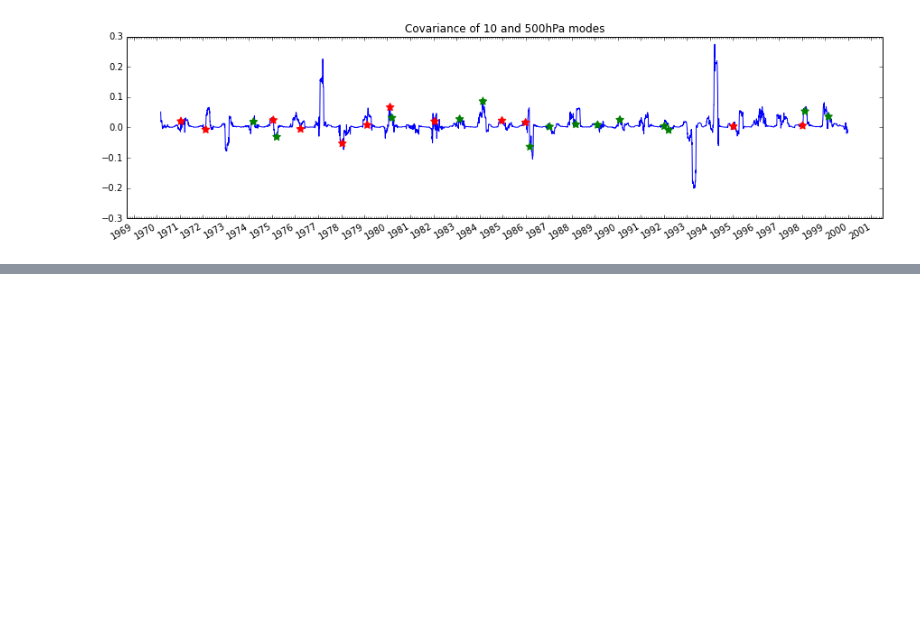
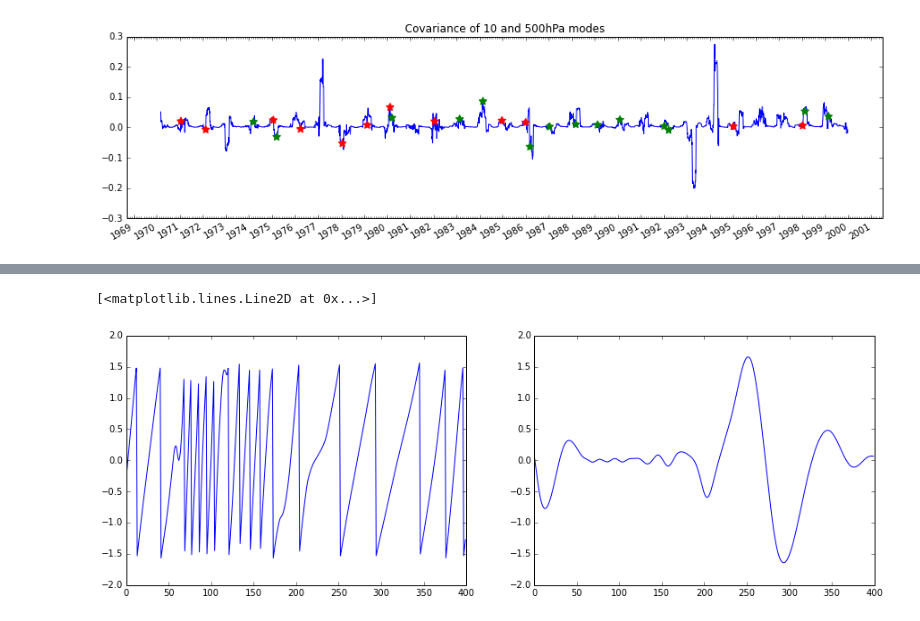
Before and after one commit to wseviour/notebooks, a Jupyter notebook: Empirical_Mode_Decomposition.ipynb, the cells around one changed output, grey strips where cells are left out. Cells and saved outputs as stored; diff of their text form; code cells hidden in the pictures; blank space fills up the shorter version.

```diff
--- a/Empirical_Mode_Decomposition.ipynb
+++ b/Empirical_Mode_Decomposition.ipynb
@@ -212,0 +225,14 @@ It looks as though the coherence (almost) always increases following a split eve
+# %%
+from scipy.signal import hilbert
+
+x = emd_10hPa[2]
+phi_10hPa = np.arctan(np.gradient(np.imag(hilbert(x)))/np.gradient(np.real(hilbert(x))))
+
+plt.figure(figsize=(15,5))
+plt.subplot(121)
+plt.plot(phi_10hPa[100:500])
+plt.subplot(122)
+plt.plot(x[100:500])
+# %% [output]
+[<matplotlib.lines.Line2D at 0x...>]
+[figure, added]
```
Also changed, not shown: parts of 5 cells of this notebook, 1 other file.
